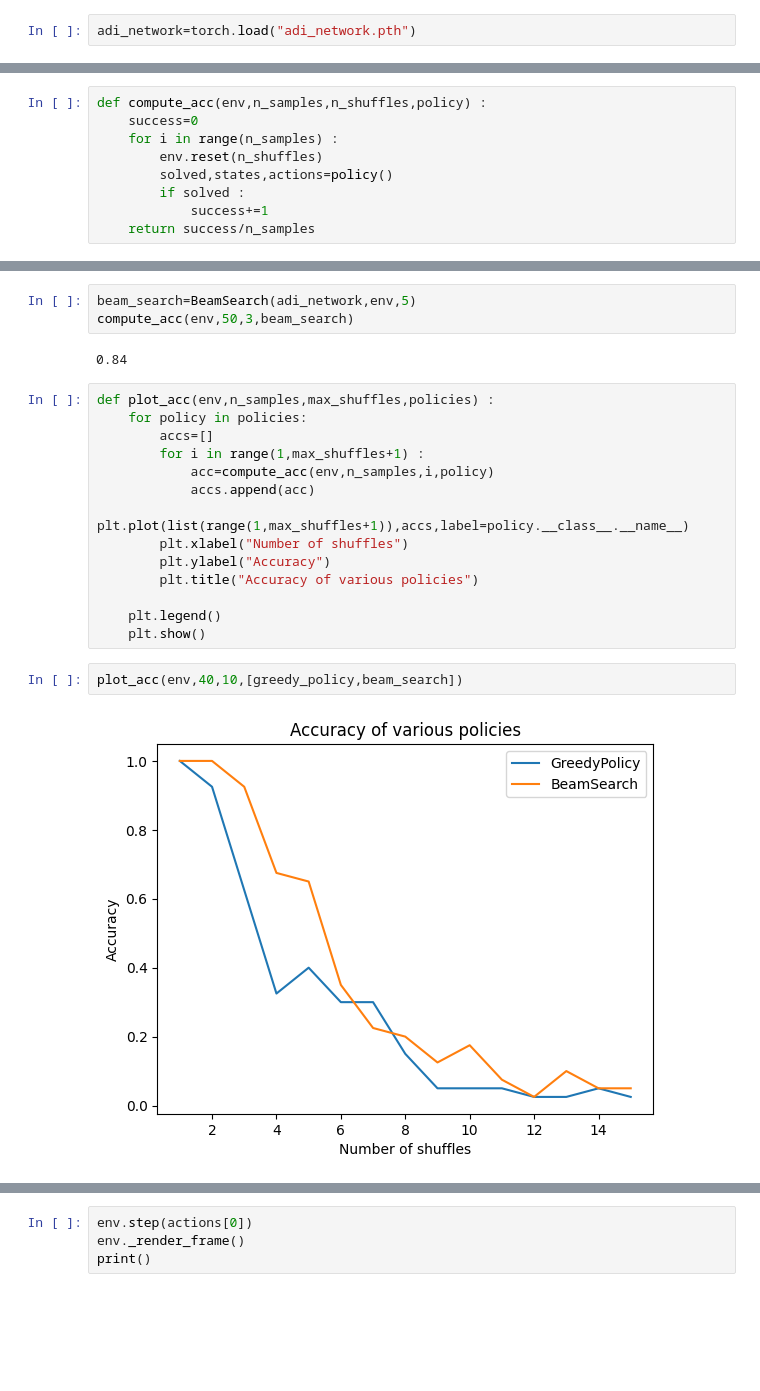
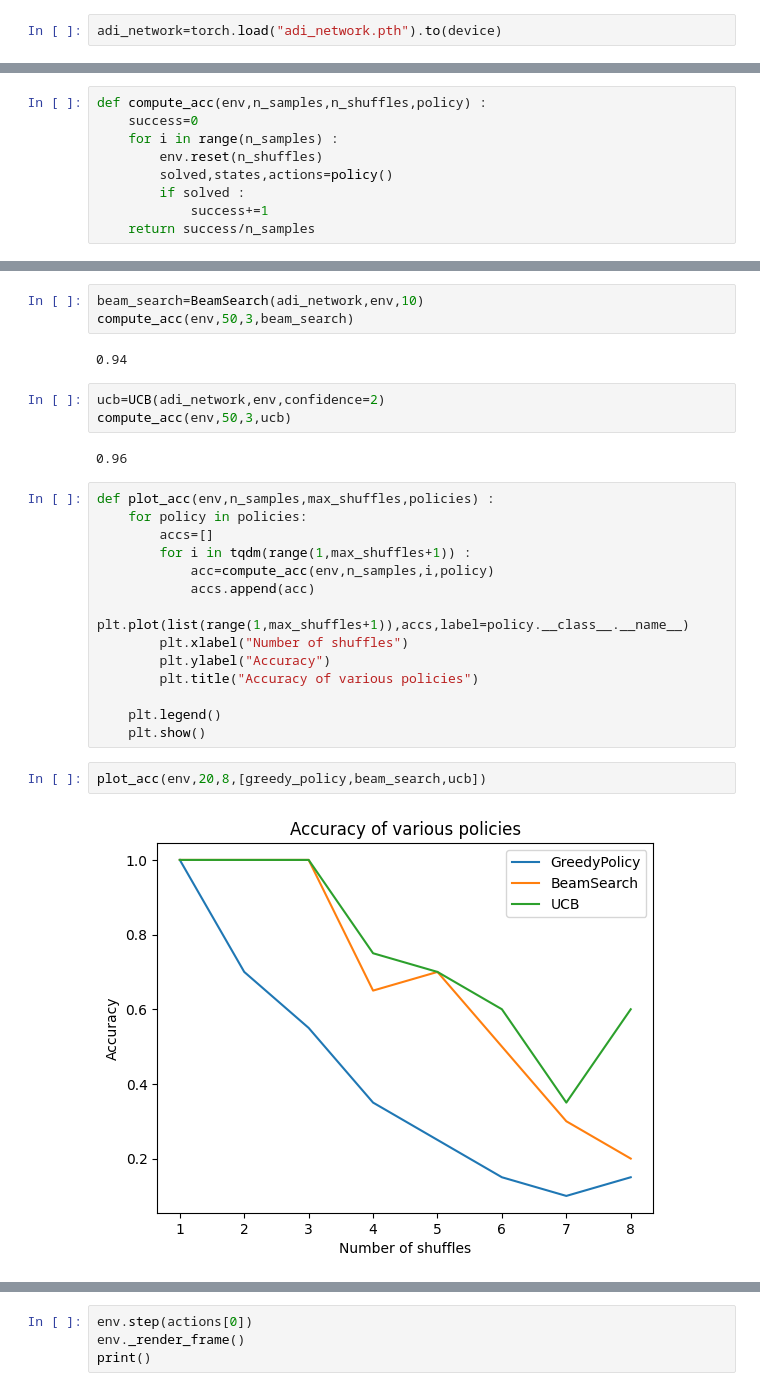
Before and after one commit to jacedoir/INF581_Cube, a Jupyter notebook: adi.ipynb, the cells around one changed output, grey strips where cells are left out. Cells and saved outputs as stored; diff of their text form; blank space fills up the shorter version.

```diff
--- a/adi.ipynb
+++ b/adi.ipynb
@@ -244,7 +240,7 @@ NameError: name 'losses' is not defined
 # %% [markdown]
 Periodicity of the loss as we shuffle (from 1 shuffle to n shuffle and then back to 1 shuffle ...).
 # %%
-adi_network=torch.load("adi_network.pth")
+adi_network=torch.load("adi_network.pth").to(device)
 # %%
 class GreedyPolicy :
     def __init__(self,adi_network: torch.nn.Module,env: CubeEnv,max_iter=20):
@@ -325,13 +389,18 @@ compute_acc(env,50,3,greedy_policy)
 # %%
-beam_search=BeamSearch(adi_network,env,5)
+beam_search=BeamSearch(adi_network,env,10)
 compute_acc(env,50,3,beam_search)
 # %% [output]
-0.84
+0.94
+# %%
+ucb=UCB(adi_network,env,confidence=2)
+compute_acc(env,50,3,ucb)
+# %% [output]
+0.96
 # %%
 def plot_acc(env,n_samples,max_shuffles,policies) :
     for policy in policies:
         accs=[]
-        for i in range(1,max_shuffles+1) :
+        for i in tqdm(range(1,max_shuffles+1)) :
             acc=compute_acc(env,n_samples,i,policy)
             accs.append(acc)
         plt.plot(list(range(1,max_shuffles+1)),accs,label=policy.__class__.__name__)
@@ -342,6 +411,6 @@ def plot_acc(env,n_samples,max_shuffles,policies) :
     plt.legend()
     plt.show()
 # %%
-plot_acc(env,40,10,[greedy_policy,beam_search])
+plot_acc(env,20,8,[greedy_policy,beam_search,ucb])
 # %% [output]
-[figure, old version]
+[figure, new version]
```
Also changed, not shown: parts of 15 cells of this notebook, 6 other files.
